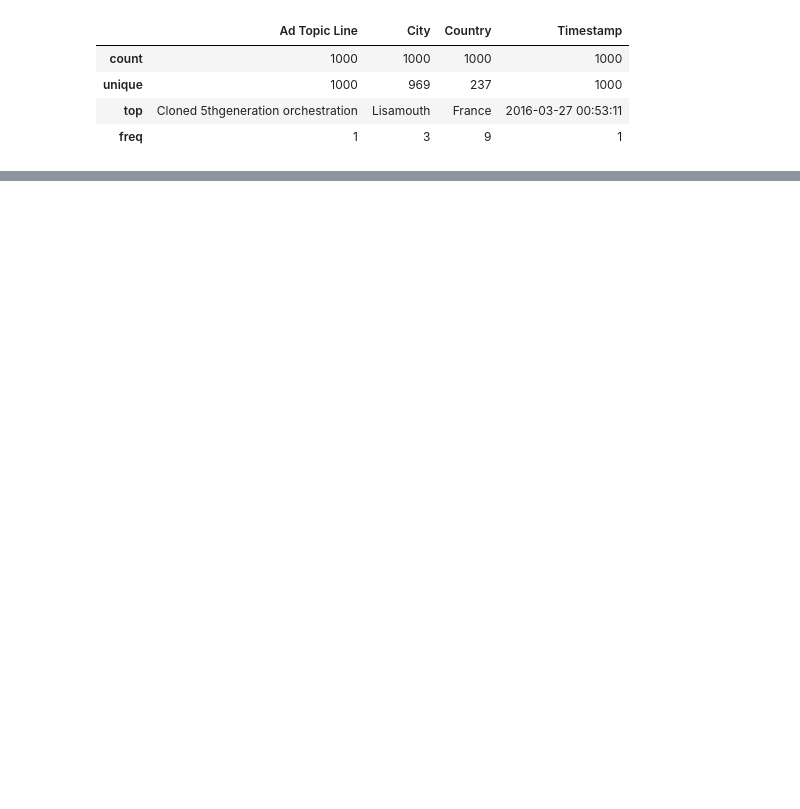
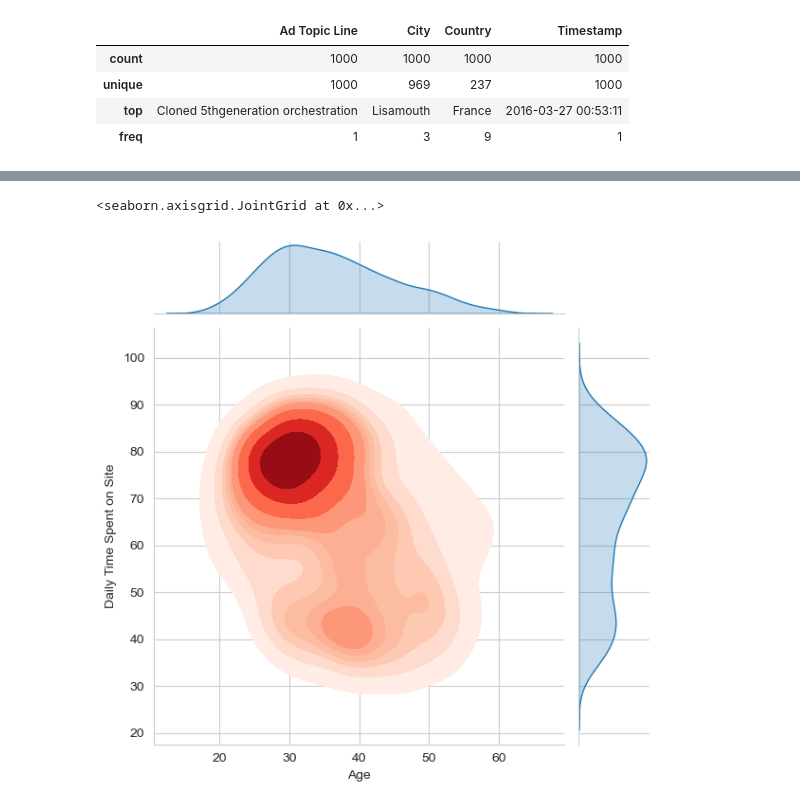
Before and after one commit to Malinda1/machine-learning_course_01, a Jupyter notebook: Logistic_Regression/logistic regression.ipynb, the cells around one changed output, grey strips where cells are left out. Saved outputs shown, nothing was run; the diff lists cells and outputs as text; code cells hidden in the pictures; blank space fills up the shorter version.

```diff
--- a/Logistic_Regression/logistic regression.ipynb
+++ b/Logistic_Regression/logistic regression.ipynb
@@ -419,0 +453,13 @@ data_v2.describe(include = ['object'])
+# %%
+sns.jointplot(
+    data = data_v2,
+    x = 'Age',
+    y = 'Daily Time Spent on Site',
+    kind = 'kde',
+    fill = True,
+    cmap = 'Reds',
+    height = 6
+)
+# %% [output]
+<seaborn.axisgrid.JointGrid at 0x...>
+[figure, added]
```
Also changed, not shown: parts of 13 cells of this notebook.
